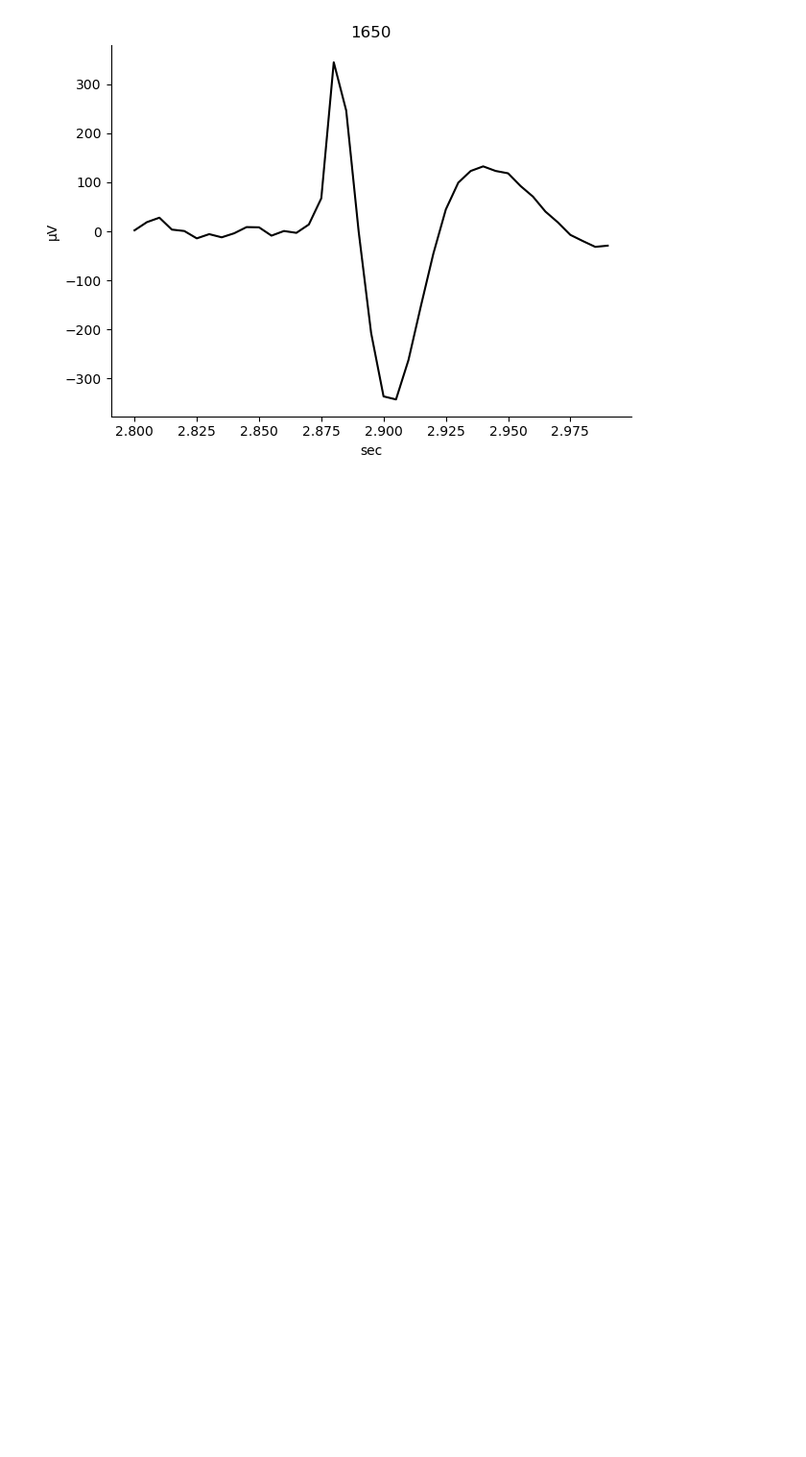
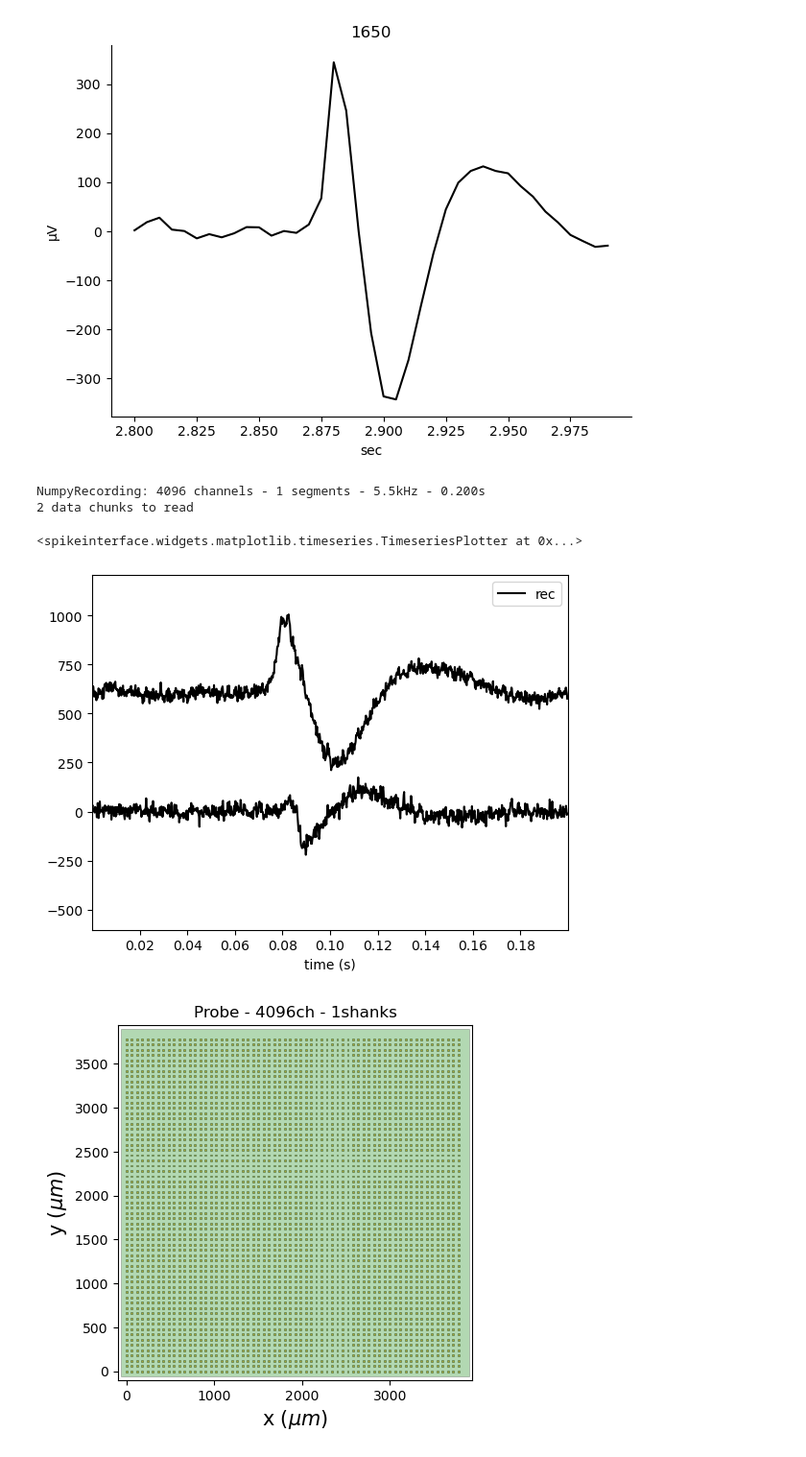
Before and after one commit to JeandeMontigny/beaf, a Jupyter notebook: notebooks/Getting Started.ipynb, the cells around one changed output. Shown: that part at 96% size. Cells and saved outputs as stored; diff of their text form; code cells hidden in the pictures; blank space fills up the shorter version.

```diff
--- a/notebooks/Getting Started.ipynb
+++ b/notebooks/Getting Started.ipynb
@@ -136,0 +182,42 @@ Sampling frequency: 200
+# %%
+### SpikeInterface
+# documentation about SpikeInterface can be found here: https://spikeinterface.readthedocs.io/en/latest/
+
+# import the file brw_spikeinterface from beaf framework, used to create a SpikeInterface object from a brw file
+import beaf.brw_spikeinterface as bsi
+# import the file widgets from spikeinterface, used to visualise data
+import spikeinterface.widgets as siw
+# import plot_probe from probeinterface
+from probeinterface.plotting import plot_probe
+
+# create a SpikeInterface object from the brw file, extracting all channels for two seconds
+# function from the SpikeInterface framework can be applied on this object
+SIR = bsi.read_brw_SpikeInterface("../recordings/13-10_hippo-slice3_gabazine17.brw", t_start=2.8, t_end=3, ch_to_extract="all")
+
+# print information about the recording
+print(SIR)
+# plot time series using SpikeInterface function, for channels 1255 and 1650
+siw.plot_timeseries(SIR, time_range=(0, 0.2), channel_ids=[1255, 1650])
+# plot the electrode
+plot_probe(SIR.get_probe())
+
+
+# extract a raw recording using beaf
+Recording = br.read_brw_recording("../recordings/13-10_hippo-slice3_gabazine17.brw", t_start=2.8, t_end=3, ch_to_extract="all")
+# convert a Brw_Recording (beaf) to a SpikeInterface object
+SIR = bsi.get_spikeinterface_recording(Recording)
+del(Recording)
+# plot time series
+siw.plot_timeseries(SIR, time_range=(0, 0.2), channel_ids=[1255, 1650])
+
+# extract a raw compressed recording using beaf
+Recording = br.read_brw_recording("../recordings/cerebellum-slice1-01.brw", t_start=1.6, t_end=2.95, ch_to_extract=[1305])
+# convert a Brw_Recording (beaf) to a SpikeInterface object
+SIR = bsi.get_spikeinterface_recording(Recording)
+siw.plot_timeseries(SIR, time_range=(0, 0.053))
+# %% [output]
+NumpyRecording: 4096 channels - 1 segments - 5.5kHz - 0.200s
+2 data chunks to read
+<spikeinterface.widgets.matplotlib.timeseries.TimeseriesPlotter at 0x...>
+[figure, added]
+[figure, added]
```
Also changed, not shown: parts of 11 cells of this notebook.
